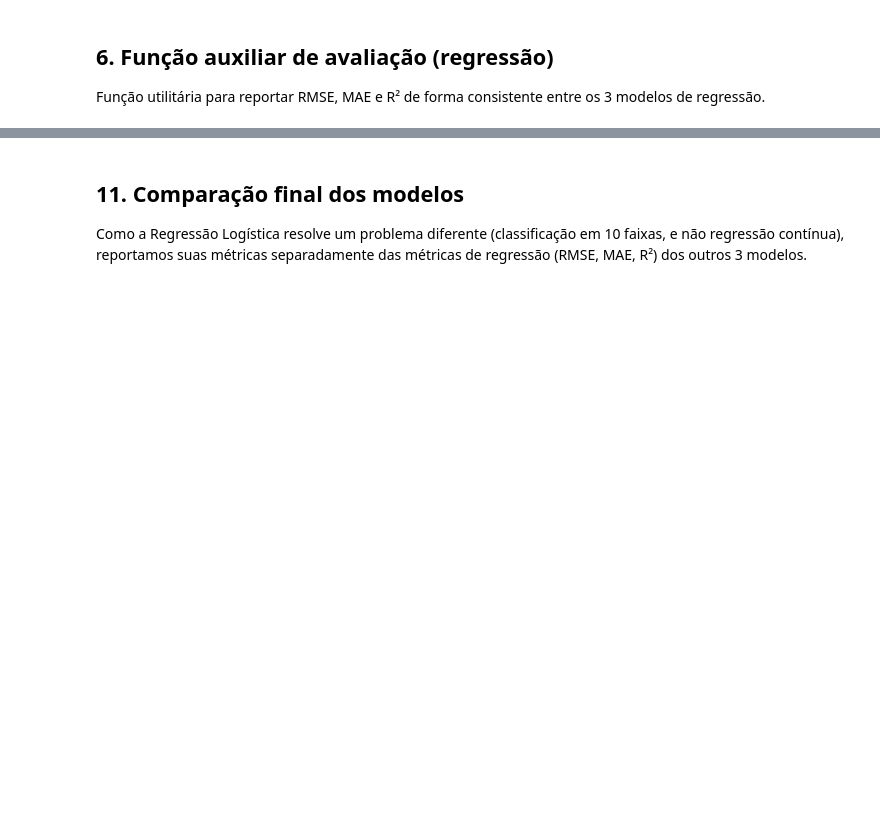
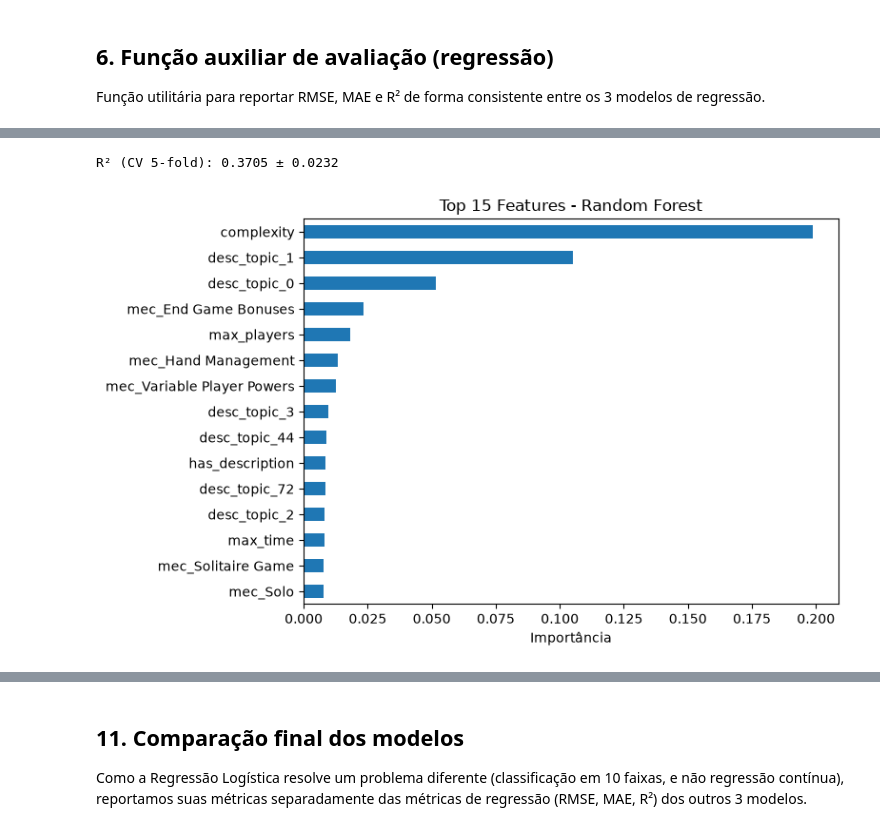
Before and after one commit to GabrielAquarius/trabalho_machine_learning, a Jupyter notebook: treinamento/treinamento_modelos.ipynb, the cells around one changed output, grey strips where cells are left out. Cells and saved outputs as stored; diff of their text form; code cells hidden in the pictures; blank space fills up the shorter version.

```diff
--- a/treinamento/treinamento_modelos.ipynb
+++ b/treinamento/treinamento_modelos.ipynb
@@ -492,0 +338,23 @@ plt.show()
+# %%
+X_train_final = pd.concat([X_train, X_val])
+y_train_final = pd.concat([y_train_reg, y_val_reg])
+
+cv_scores = cross_val_score(
+    RandomForestRegressor(random_state=RANDOM_STATE, **best_params),
+    X_train_final, y_train_final,
+    cv=5, scoring='r2', n_jobs=-1
+)
+print(f"R² (CV 5-fold): {cv_scores.mean():.4f} ± {cv_scores.std():.4f}")
+
+final_model = RandomForestRegressor(
+    random_state=RANDOM_STATE,
+    **best_params
+)
+
+final_model.fit(
+    X_train_final,
+    y_train_final
+)
+resultado_rf = avaliar_regressao("Random Forest", final_model, X_test, y_test_reg)
+# %% [output]
+R² (CV 5-fold): 0.3705 ± 0.0232
@@ -492,0 +386,23 @@ plt.show()
+# %%
+import pandas as pd
+import matplotlib.pyplot as plt
+
+modelo_rf = final_model
+
+importancias = pd.Series(
+    modelo_rf.feature_importances_,
+    index=X_train.columns
+)
+
+top15 = importancias.sort_values(
+    ascending=False
+).head(15)
+
+plt.figure(figsize=(8,5))
+top15.sort_values().plot(kind="barh")
+plt.title("Top 15 Features - Random Forest")
+plt.xlabel("Importância")
+plt.tight_layout()
+plt.show()
+# %% [output]
+[figure, added]
```
Also changed, not shown: parts of 51 cells of this notebook, 2 other files.
